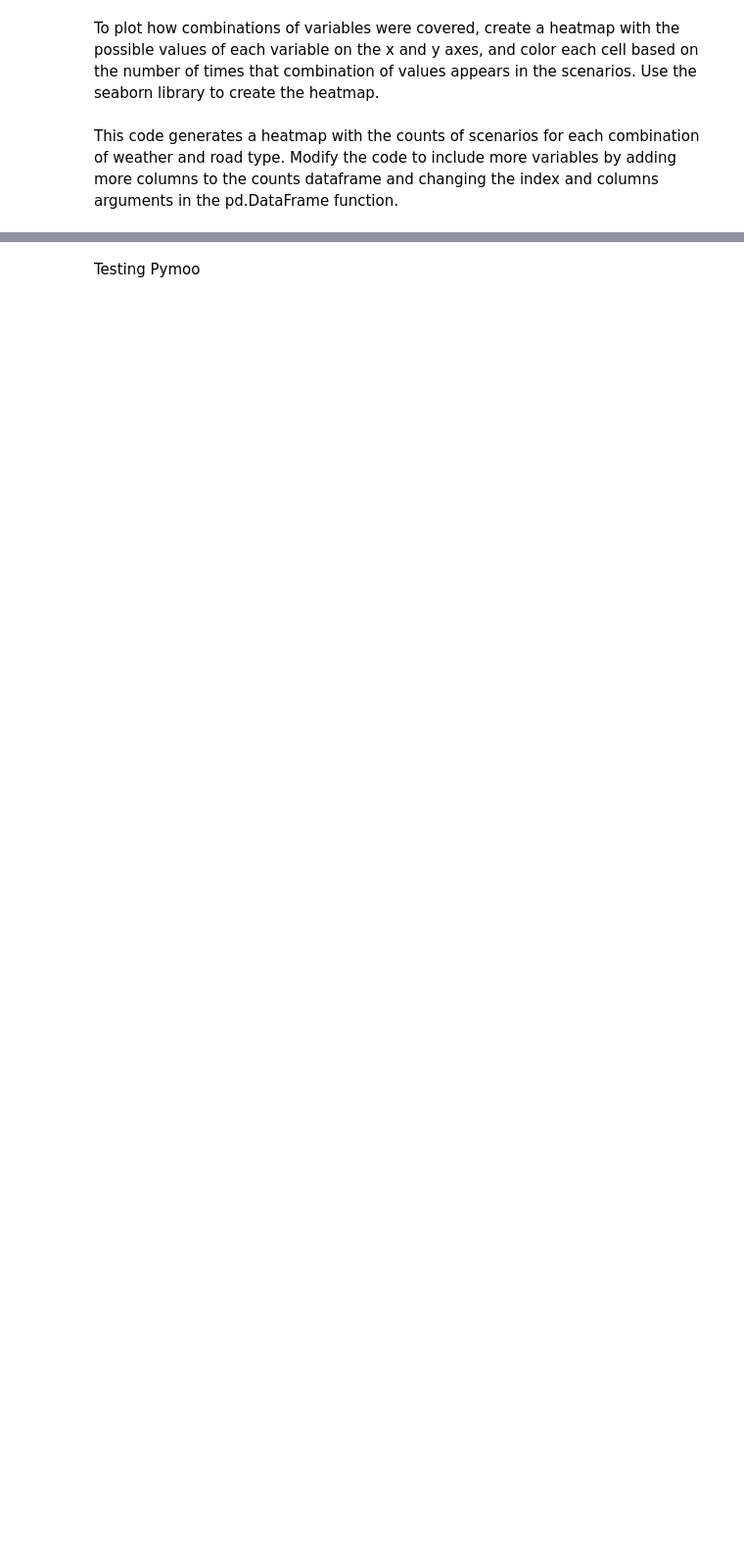
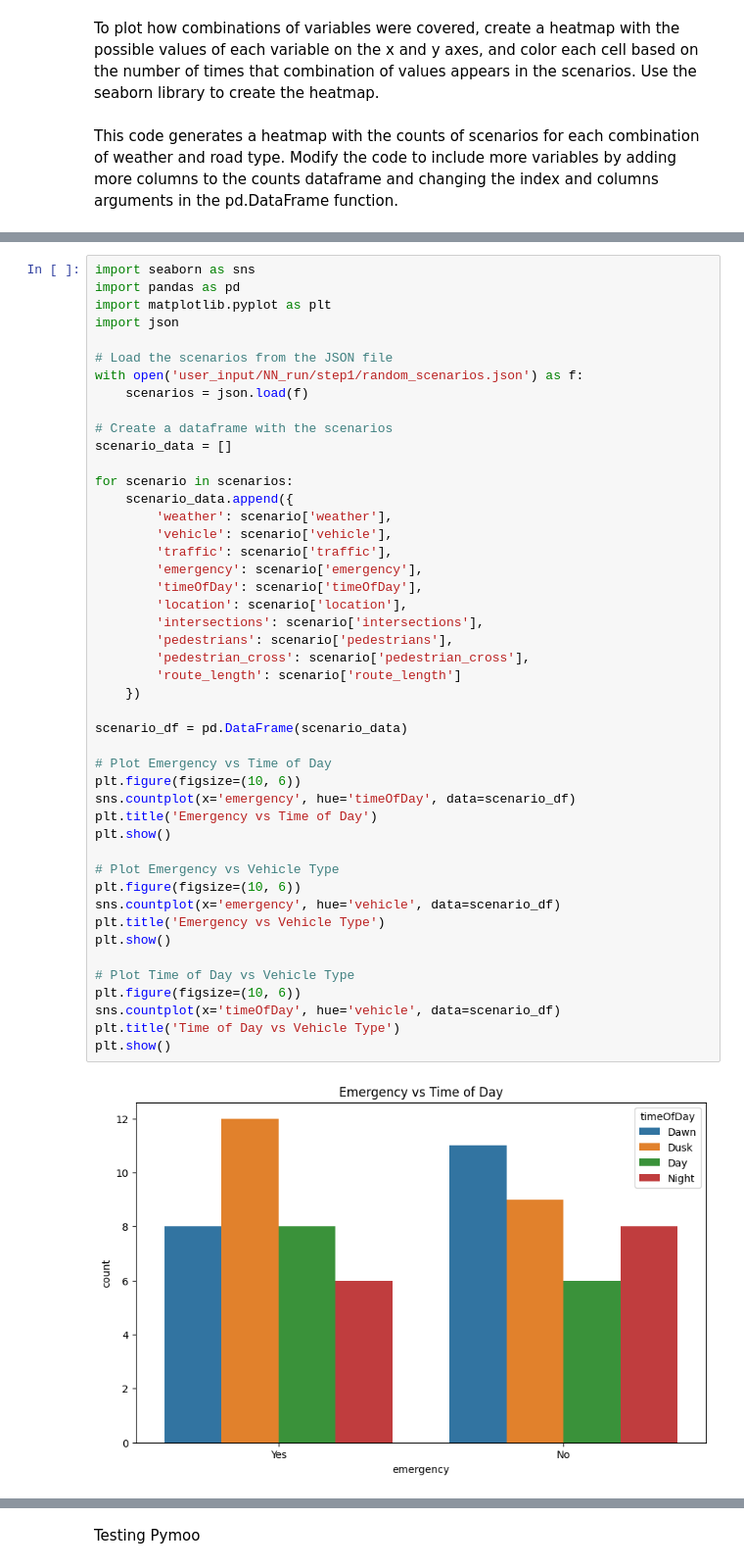
Before and after one commit to Nikitich2033/CARLA_0.9.13_scripts, a Jupyter notebook: j_generation_coverage.ipynb, the cells around one changed output, grey strips where cells are left out. Shown: that part at 98% size. Saved outputs shown, nothing was run; the diff lists cells and outputs as text; blank space fills up the shorter version.

```diff
--- a/j_generation_coverage.ipynb
+++ b/j_generation_coverage.ipynb
@@ -180,0 +269,48 @@ sns.heatmap(counts, annot=True, cmap="YlGnBu")
+# %%
+import seaborn as sns
+import pandas as pd
+import matplotlib.pyplot as plt
+import json
+
+# Load the scenarios from the JSON file
+with open('user_input/NN_run/step1/random_scenarios.json') as f:
+    scenarios = json.load(f)
+
+# Create a dataframe with the scenarios
+scenario_data = []
+
+for scenario in scenarios:
+    scenario_data.append({
+        'weather': scenario['weather'],
+        'vehicle': scenario['vehicle'],
+        'traffic': scenario['traffic'],
+        'emergency': scenario['emergency'],
+        'timeOfDay': scenario['timeOfDay'],
+        'location': scenario['location'],
+        'intersections': scenario['intersections'],
+        'pedestrians': scenario['pedestrians'],
+        'pedestrian_cross': scenario['pedestrian_cross'],
+        'route_length': scenario['route_length']
+    })
+
+scenario_df = pd.DataFrame(scenario_data)
+
+# Plot Emergency vs Time of Day
+plt.figure(figsize=(10, 6))
+sns.countplot(x='emergency', hue='timeOfDay', data=scenario_df)
+plt.title('Emergency vs Time of Day')
+plt.show()
+
+# Plot Emergency vs Vehicle Type
+plt.figure(figsize=(10, 6))
+sns.countplot(x='emergency', hue='vehicle', data=scenario_df)
+plt.title('Emergency vs Vehicle Type')
+plt.show()
+
+# Plot Time of Day vs Vehicle Type
+plt.figure(figsize=(10, 6))
+sns.countplot(x='timeOfDay', hue='vehicle', data=scenario_df)
+plt.title('Time of Day vs Vehicle Type')
+plt.show()
+# %% [output]
+[figure, added]
```
Also changed, not shown: parts of 7 cells of this notebook, 14 other files.
